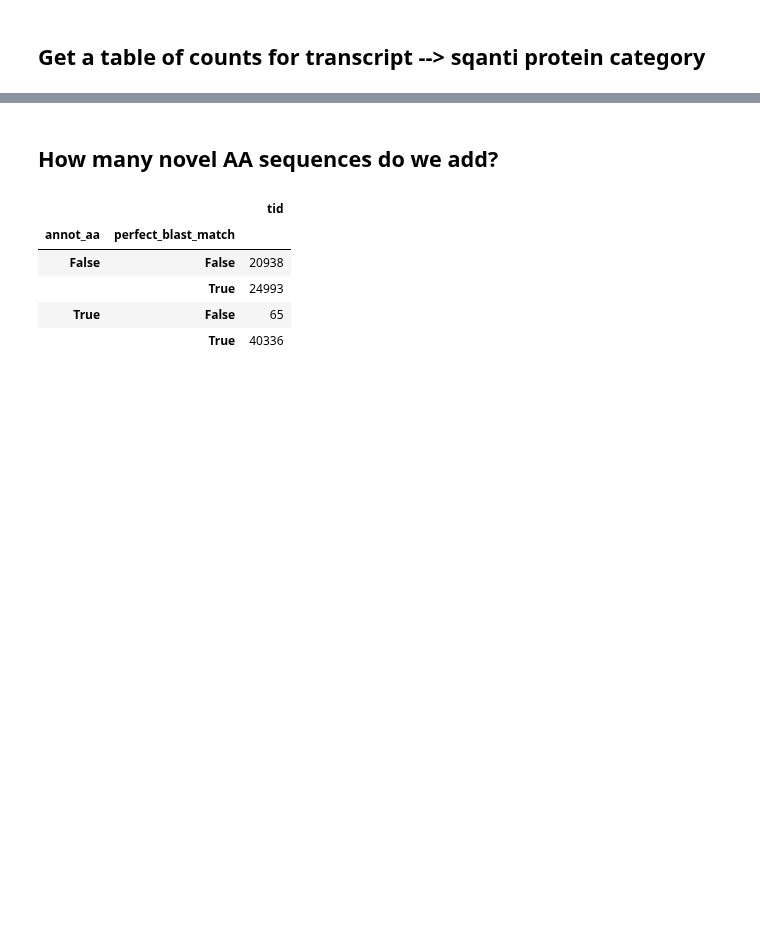
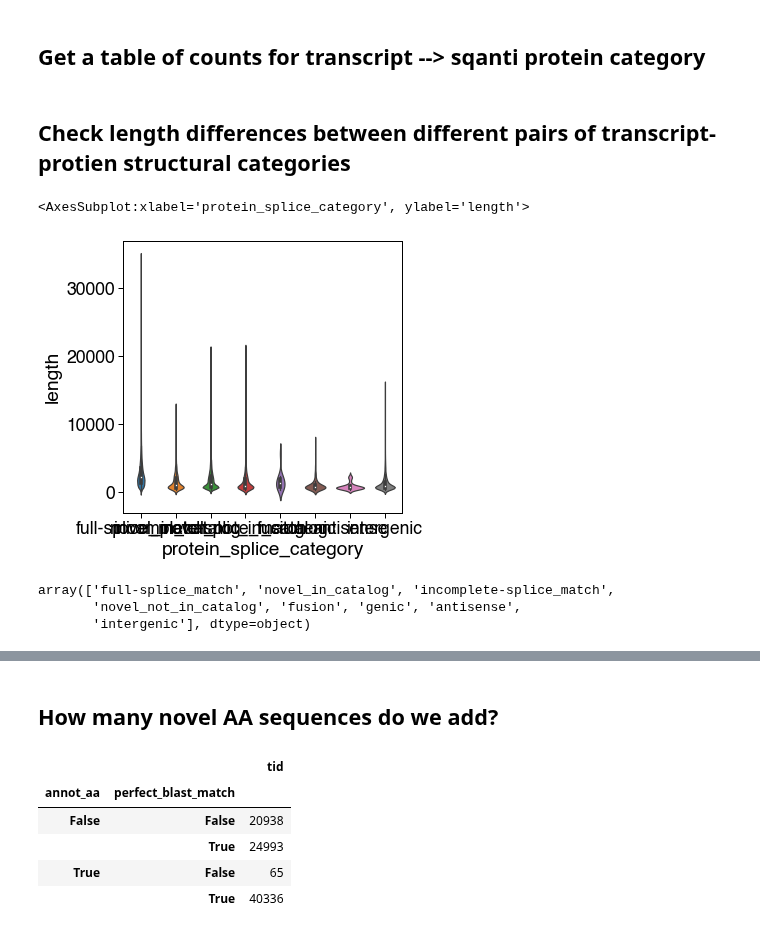
Before and after one commit to fairliereese/240903_pt, a Jupyter notebook: analysis/explore_orfs_aas.ipynb, the cells around one changed output, grey strips where cells are left out. Drawn from its saved outputs; the diff is of its cells as text; code cells hidden in the pictures; blank space fills up the shorter version.

```diff
--- a/analysis/explore_orfs_aas.ipynb
+++ b/analysis/explore_orfs_aas.ipynb
@@ -160,3 +181,18 @@ temp = p_df[['tid', 'structural_category', 'protein_splice_category']]
 temp = temp.groupby(['structural_category',
                      'protein_splice_category']).nunique().reset_index().rename({'tid':'n_transcripts'},axis=1)
 temp.to_csv('241108_n_t_structural_category_protein_category.tsv', sep='\t')
+# %% [markdown]
+## Check length differences between different pairs of transcript-protien structural categories
+# %%
+temp = p_df[['tid', 'structural_category', 'protein_splice_category', 'length']]
+temp = temp.loc[temp.structural_category=='FSM']
+sns.violinplot(temp, x='protein_splice_category', y='length')
+# %% [output]
+<AxesSubplot:xlabel='protein_splice_category', ylabel='length'>
+[figure, added]
+# %%
+temp.protein_splice_category.unique()
+# %% [output]
+array(['full-splice_match', 'novel_in_catalog', 'incomplete-splice_match',
+       'novel_not_in_catalog', 'fusion', 'genic', 'antisense',
+       'intergenic'], dtype=object)
```
Also changed, not shown: parts of 15 cells of this notebook, 10 other files.
